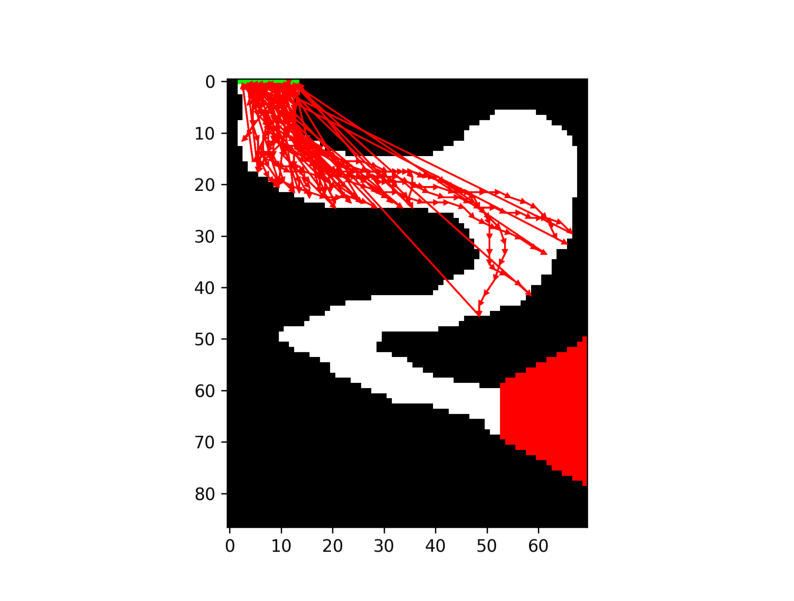
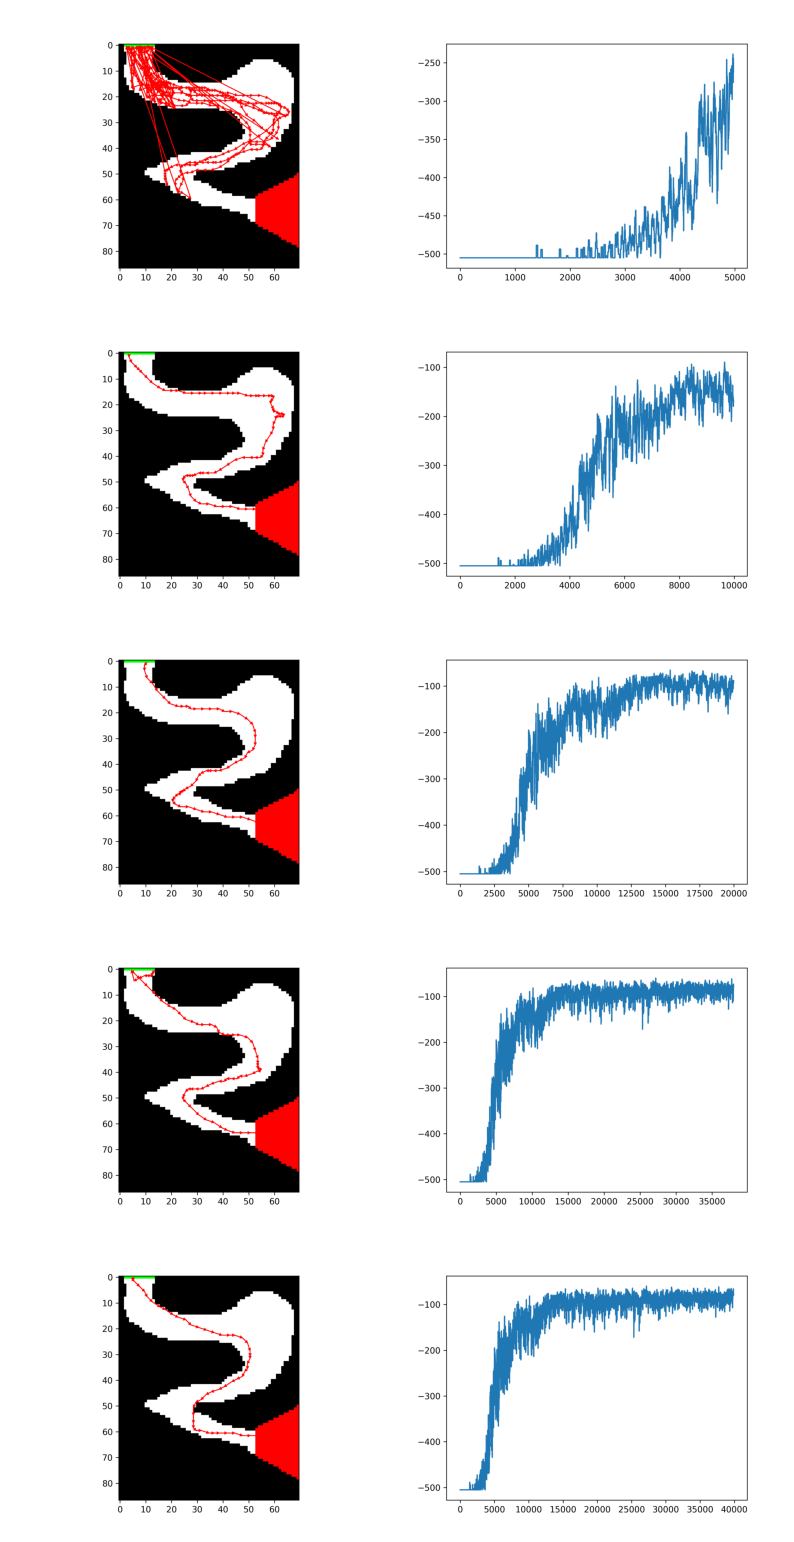
The change to this notebook cell's code, shown as a diff; its figure went from the first image to the second:
--- before
+++ after
@@ -1,9 +1,8 @@
-prefix = "corner_d/"
-files = [ 550 ]
-ext = ".png"
+prefix = "corner_d_real/"
+files = [ 5_000, 10_000, 20_000, 38_000, 39_900 ]
 
-array = []
+corner_b_img_matrix = []
 for file in files:
-    array.append(f"{prefix}track_{file}{ext}")
+    corner_b_img_matrix.append([f"{prefix}track_{file}.png", f"{prefix}penalties_{file}.png"])
 
-plot_image_matrix([array], figsize=(10, 10))
+plot_image_matrix(corner_b_img_matrix, figsize=(10, 20))

Commit: ped